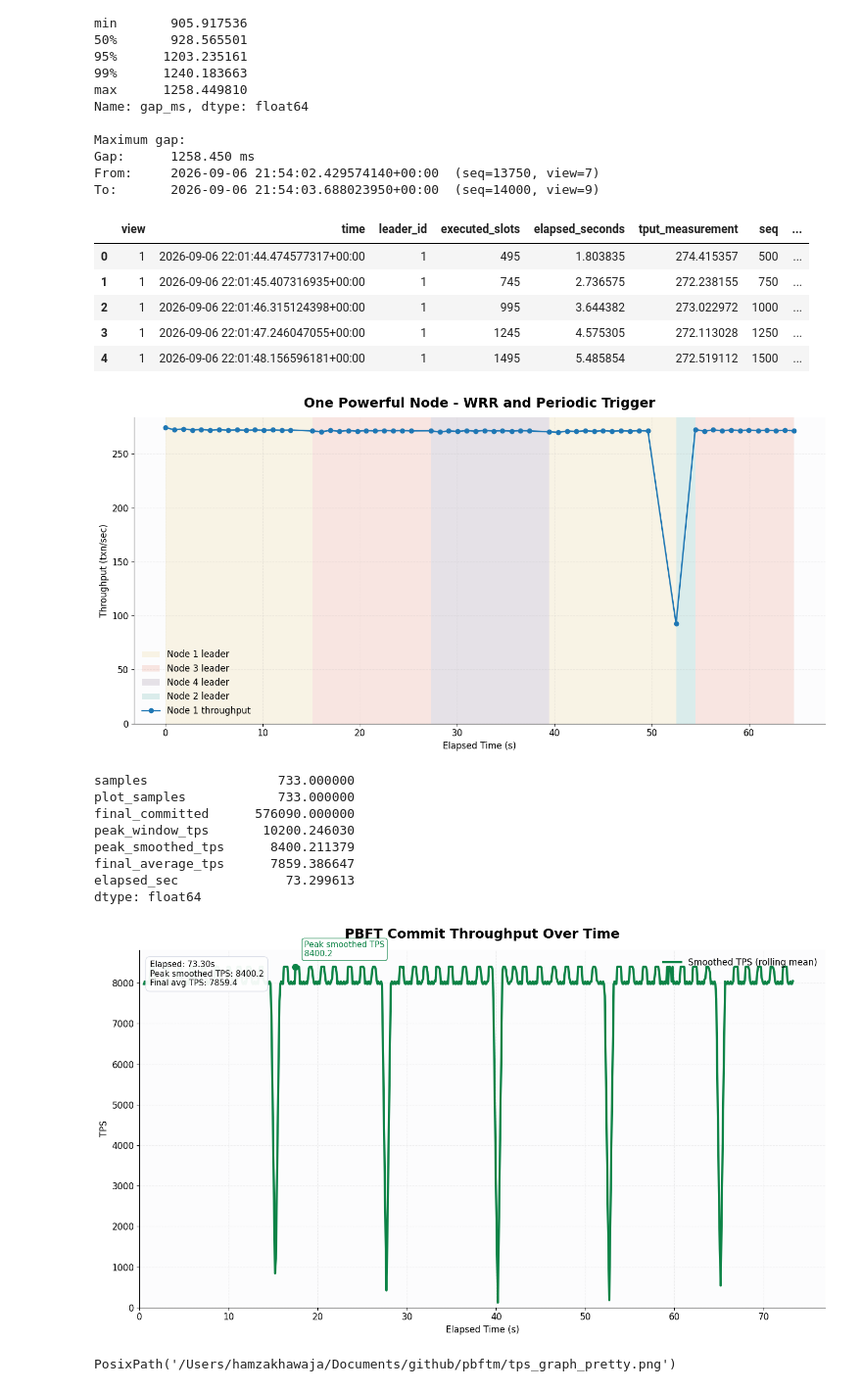
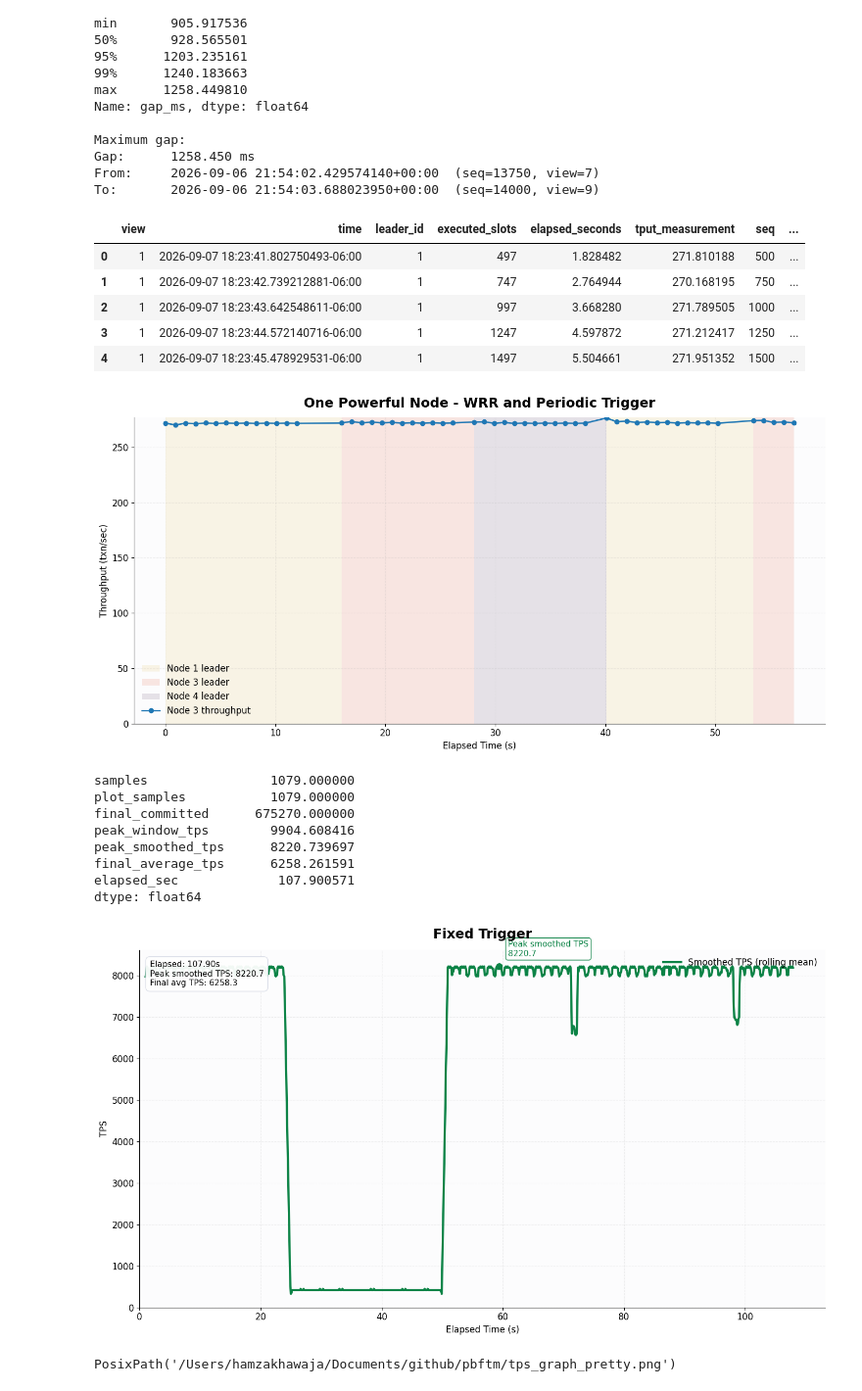
Before and after one commit to Michael112233/pbft, a Jupyter notebook: plot_tps_series.ipynb, the cells around one changed output. Shown at 98% size. Cells and saved outputs as stored; diff of their text form; code cells hidden in the pictures.

Commit message:
perf timed trigger

```diff
--- a/plot_tps_series.ipynb
+++ b/plot_tps_series.ipynb
@@ -55,7 +55,7 @@ From:     2026-09-06 21:54:02.429574140+00:00  (seq=13750, view=7)
 To:       2026-09-06 21:54:03.688023950+00:00  (seq=14000, view=9)
 # %%
 # Change this to pick which node throughput CSV to plot.
-node_id = 1
+node_id = 3
 
 view_start = 0
 
@@ -154,14 +154,14 @@ plt.tight_layout()
 plt.show()
 # %% [output]
 |  | view | time | leader_id | executed_slots | elapsed_seconds | tput_measurement | seq | ... |
-| 0 | 1 | 2026-09-06 22:01:44.474577317+00:00 | 1 | 495 | 1.803835 | 274.415357 | 500 | ... |
-| 1 | 1 | 2026-09-06 22:01:45.407316935+00:00 | 1 | 745 | 2.736575 | 272.238155 | 750 | ... |
-| 2 | 1 | 2026-09-06 22:01:46.315124398+00:00 | 1 | 995 | 3.644382 | 273.022972 | 1000 | ... |
-| 3 | 1 | 2026-09-06 22:01:47.246047055+00:00 | 1 | 1245 | 4.575305 | 272.113028 | 1250 | ... |
-| 4 | 1 | 2026-09-06 22:01:48.156596181+00:00 | 1 | 1495 | 5.485854 | 272.519112 | 1500 | ... |
+| 0 | 1 | 2026-09-07 18:23:41.802750493-06:00 | 1 | 497 | 1.828482 | 271.810188 | 500 | ... |
+| 1 | 1 | 2026-09-07 18:23:42.739212881-06:00 | 1 | 747 | 2.764944 | 270.168195 | 750 | ... |
+| 2 | 1 | 2026-09-07 18:23:43.642548611-06:00 | 1 | 997 | 3.668280 | 271.789505 | 1000 | ... |
+| 3 | 1 | 2026-09-07 18:23:44.572140716-06:00 | 1 | 1247 | 4.597872 | 271.212417 | 1250 | ... |
+| 4 | 1 | 2026-09-07 18:23:45.478929531-06:00 | 1 | 1497 | 5.504661 | 271.951352 | 1500 | ... |
-[figure, old version]
+[figure, new version]
 # %%
-json_path = Path("logs/ch.json")
+json_path = Path("fixedt/ch.json")
 assert json_path.exists(), f"Missing file: {json_path.resolve()}"
 
 with json_path.open() as f:
@@ -171,8 +171,8 @@ df = pd.DataFrame(raw)
 # df = df[(df["average_tps"] >= 500) & (df["average_tps"] <= 3000)].copy()
 
 df = df.sort_values("elapsed_sec").reset_index(drop=True)
-# df = df[df["elapsed_sec"].between(7, 23, inclusive="both")].copy()
-df["window_tps_smooth"] = df["window_tps"].rolling(window=5, min_periods=5).mean()
+df = df[df["elapsed_sec"].between(0, 108, inclusive="both")].copy()
+df["window_tps_smooth"] = df["window_tps"].rolling(window=10, min_periods=10).mean()
 
 change_mask = df["committed_total"].ne(df["committed_total"].shift(fill_value=-1))
 if change_mask.any():
@@ -193,13 +193,13 @@ summary = {
 
 pd.Series(summary)
 # %% [output]
-samples                 733.000000
-plot_samples            733.000000
-final_committed      576090.000000
-peak_window_tps       10200.246030
-peak_smoothed_tps      8400.211379
-final_average_tps      7859.386647
-elapsed_sec              73.299613
+samples                1079.000000
+plot_samples           1079.000000
+final_committed      675270.000000
+peak_window_tps        9904.608416
+peak_smoothed_tps      8220.739697
+final_average_tps      6258.261591
+elapsed_sec             107.900571
 dtype: float64
 # %%
 fig, ax1 = plt.subplots()
@@ -237,36 +237,36 @@ ax1.annotate(
     bbox=dict(boxstyle="round,pad=0.3", fc="white", ec=smooth_color, alpha=0.9),
 )
 
-ax1.set_title("PBFT Commit Throughput Over Time", fontsize=18, weight="bold", pad=16)
+ax1.set_title("Fixed Trigger", fontsize=18, weight="bold", pad=16)
 ax1.set_xlabel("Elapsed Time (s)")
 ax1.set_ylabel("TPS")
 
 ax1.set_xlim(left=0)
 ax1.set_ylim(bottom=0)
 
 summary_text = (
     f"Elapsed: {summary['elapsed_sec']:.2f}s\n"
 
     f"Peak smoothed TPS: {summary['peak_smoothed_tps']:.1f}\n"
     f"Final avg TPS: {summary['final_average_tps']:.1f}"
 )
 ax1.text(
     0.015,
     0.97,
     summary_text,
     transform=ax1.transAxes,
     va="top",
     ha="left",
     fontsize=11,
     bbox=dict(boxstyle="round,pad=0.5", fc="white", ec="#d9dde7", alpha=0.95),
 )
 
 ax1.legend(loc="upper right", frameon=False)
 
 plt.tight_layout()
 plt.show()
 # %% [output]
-[figure, old version]
+[figure, new version]
 # %%
 output_path = Path("tps_graph_pretty.png")
 fig.savefig(output_path, dpi=220, bbox_inches="tight")
```
Also changed, not shown: 36 other files.
